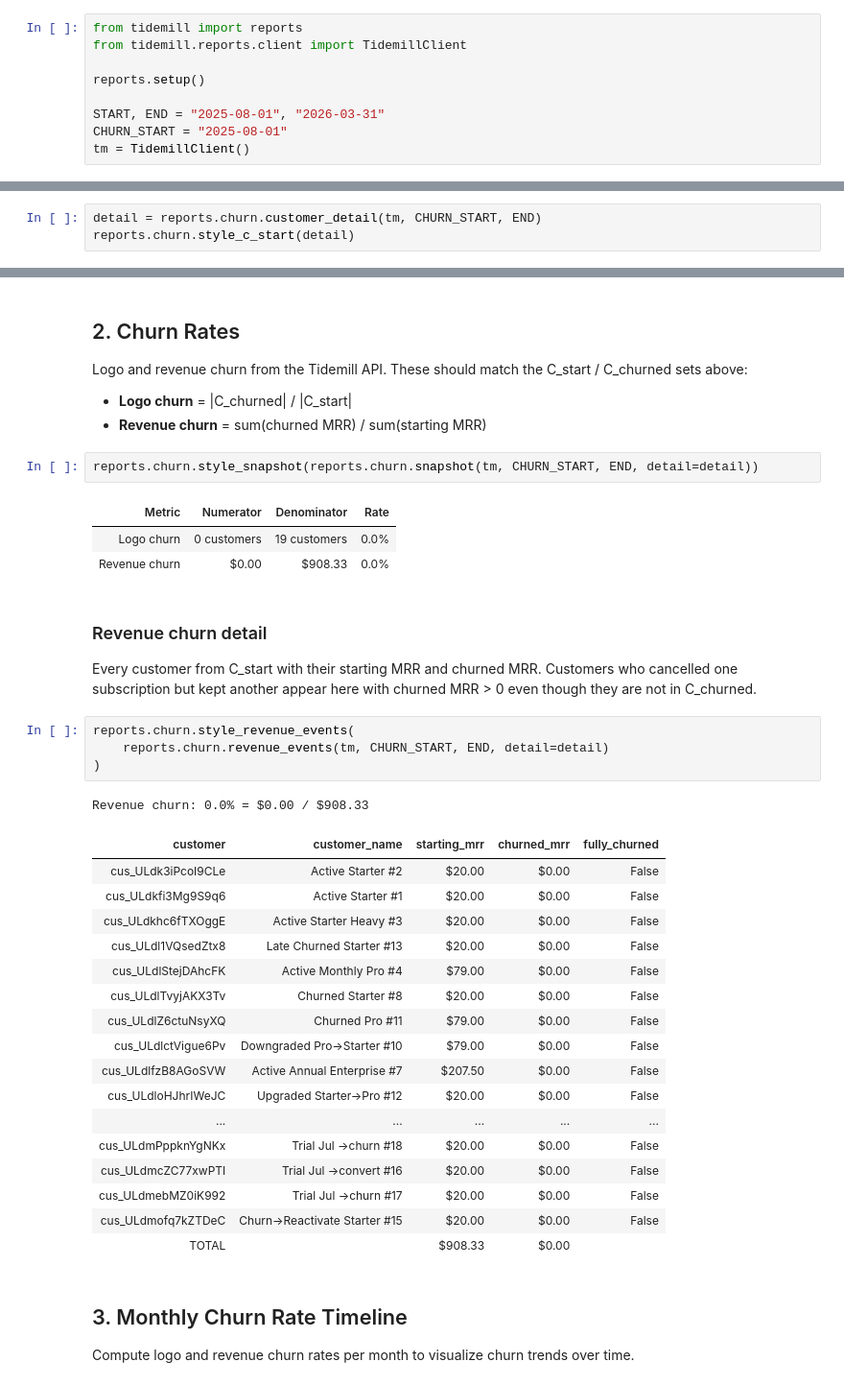
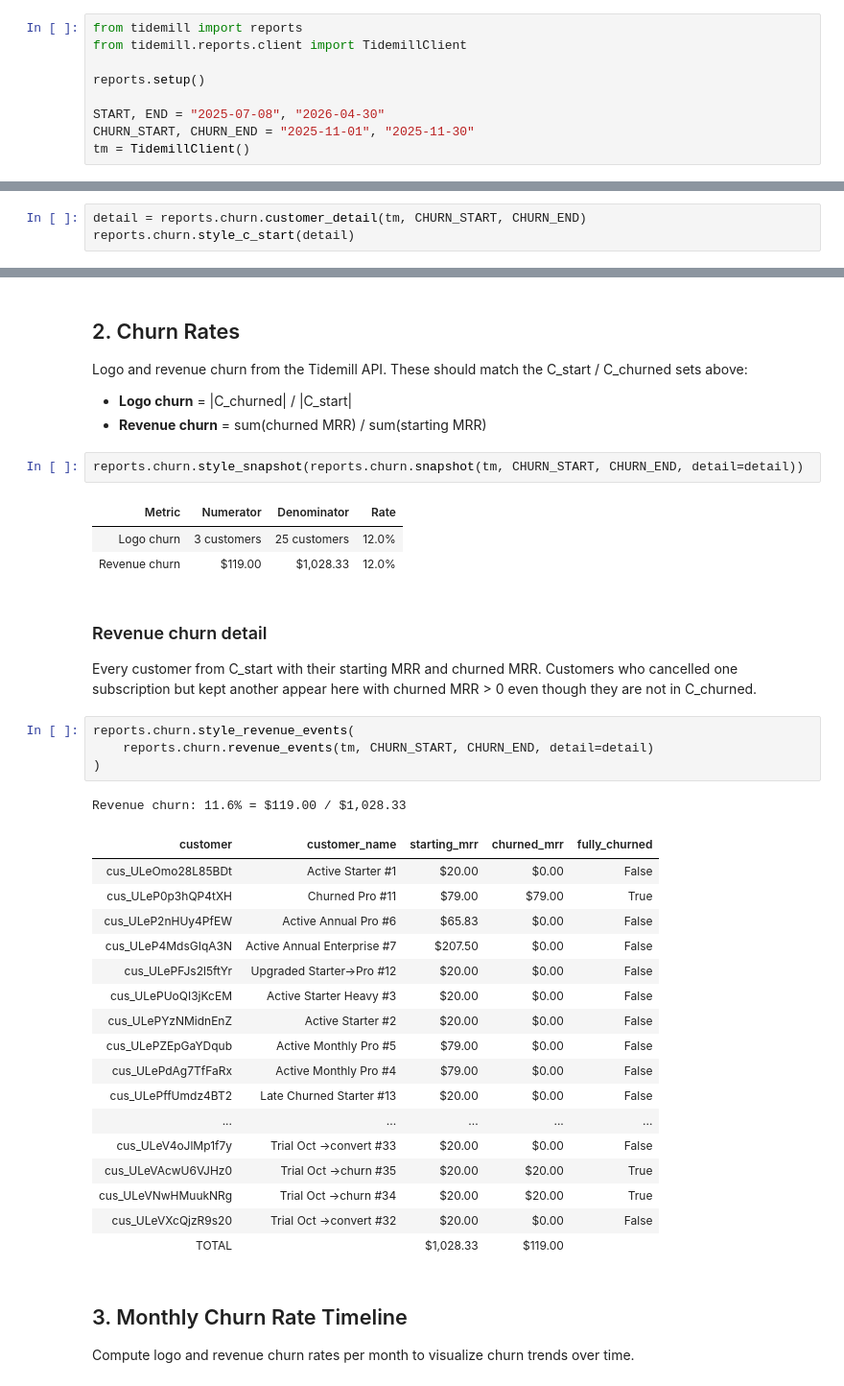
Before and after one commit to ondraz/subscriptions, a Jupyter notebook: docs/notebooks/02_churn.ipynb, the cells around one changed output, grey strips where cells are left out. Shown at 96% size. Saved outputs shown, nothing was run; the diff lists cells and outputs as text.

Commit message:
MRR and Churn finalized

```diff
--- a/docs/notebooks/02_churn.ipynb
+++ b/docs/notebooks/02_churn.ipynb
@@ -30,8 +30,8 @@ from tidemill.reports.client import TidemillClient
 
 reports.setup()
 
-START, END = "2025-08-01", "2026-03-31"
-CHURN_START = "2025-08-01"
+START, END = "2025-07-08", "2026-04-30"
+CHURN_START, CHURN_END = "2025-11-01", "2025-11-30"
 tm = TidemillClient()
 # %% [markdown]
 ## 1. Customer churn sets
@@ -39,6 +39,6 @@ tm = TidemillClient()
 **C_start** — customers active at period start (positive MRR).
 **C_churned** — subset of C_start who fully churned during the window.
 # %%
-detail = reports.churn.customer_detail(tm, CHURN_START, END)
+detail = reports.churn.customer_detail(tm, CHURN_START, CHURN_END)
 reports.churn.style_c_start(detail)
 # %% [output]
@@ -75,11 +78,11 @@ C_start / C_churned sets above:
 - **Logo churn** = |C_churned| / |C_start|
 - **Revenue churn** = sum(churned MRR) / sum(starting MRR)
 # %%
-reports.churn.style_snapshot(reports.churn.snapshot(tm, CHURN_START, END, detail=detail))
+reports.churn.style_snapshot(reports.churn.snapshot(tm, CHURN_START, CHURN_END, detail=detail))
 # %% [output]
 | Metric | Numerator | Denominator | Rate |
-| Logo churn | 0 customers | 19 customers | 0.0% |
-| Revenue churn | $0.00 | $908.33 | 0.0% |
+| Logo churn | 3 customers | 25 customers | 12.0% |
+| Revenue churn | $119.00 | $1,028.33 | 12.0% |
 # %% [markdown]
 ### Revenue churn detail
 
@@ -88,27 +91,27 @@ Customers who cancelled one subscription but kept another appear here
 with churned MRR > 0 even though they are not in C_churned.
 # %%
 reports.churn.style_revenue_events(
-    reports.churn.revenue_events(tm, CHURN_START, END, detail=detail)
+    reports.churn.revenue_events(tm, CHURN_START, CHURN_END, detail=detail)
 )
 # %% [output]
-Revenue churn: 0.0% = $0.00 / $908.33
+Revenue churn: 11.6% = $119.00 / $1,028.33
 | customer | customer_name | starting_mrr | churned_mrr | fully_churned |
-| cus_ULdk3iPcoI9CLe | Active Starter #2 | $20.00 | $0.00 | False |
-| cus_ULdkfi3Mg9S9q6 | Active Starter #1 | $20.00 | $0.00 | False |
-| cus_ULdkhc6fTXOggE | Active Starter Heavy #3 | $20.00 | $0.00 | False |
-| cus_ULdl1VQsedZtx8 | Late Churned Starter #13 | $20.00 | $0.00 | False |
-| cus_ULdlStejDAhcFK | Active Monthly Pro #4 | $79.00 | $0.00 | False |
-| cus_ULdlTvyjAKX3Tv | Churned Starter #8 | $20.00 | $0.00 | False |
-| cus_ULdlZ6ctuNsyXQ | Churned Pro #11 | $79.00 | $0.00 | False |
-| cus_ULdlctVigue6Pv | Downgraded Pro→Starter #10 | $79.00 | $0.00 | False |
-| cus_ULdlfzB8AGoSVW | Active Annual Enterprise #7 | $207.50 | $0.00 | False |
-| cus_ULdloHJhrIWeJC | Upgraded Starter→Pro #12 | $20.00 | $0.00 | False |
+| cus_ULeOmo28L85BDt | Active Starter #1 | $20.00 | $0.00 | False |
+| cus_ULeP0p3hQP4tXH | Churned Pro #11 | $79.00 | $79.00 | True |
+| cus_ULeP2nHUy4PfEW | Active Annual Pro #6 | $65.83 | $0.00 | False |
+| cus_ULeP4MdsGIqA3N | Active Annual Enterprise #7 | $207.50 | $0.00 | False |
+| cus_ULePFJs2l5ftYr | Upgraded Starter→Pro #12 | $20.00 | $0.00 | False |
+| cus_ULePUoQI3jKcEM | Active Starter Heavy #3 | $20.00 | $0.00 | False |
+| cus_ULePYzNMidnEnZ | Active Starter #2 | $20.00 | $0.00 | False |
+| cus_ULePZEpGaYDqub | Active Monthly Pro #5 | $79.00 | $0.00 | False |
+| cus_ULePdAg7TfFaRx | Active Monthly Pro #4 | $79.00 | $0.00 | False |
+| cus_ULePffUmdz4BT2 | Late Churned Starter #13 | $20.00 | $0.00 | False |
 | ... | ... | ... | ... | ... |
-| cus_ULdmPppknYgNKx | Trial Jul →churn #18 | $20.00 | $0.00 | False |
-| cus_ULdmcZC77xwPTI | Trial Jul →convert #16 | $20.00 | $0.00 | False |
-| cus_ULdmebMZ0iK992 | Trial Jul →churn #17 | $20.00 | $0.00 | False |
-| cus_ULdmofq7kZTDeC | Churn→Reactivate Starter #15 | $20.00 | $0.00 | False |
-| TOTAL |  | $908.33 | $0.00 |  |
+| cus_ULeV4oJlMp1f7y | Trial Oct →convert #33 | $20.00 | $0.00 | False |
+| cus_ULeVAcwU6VJHz0 | Trial Oct →churn #35 | $20.00 | $20.00 | True |
+| cus_ULeVNwHMuukNRg | Trial Oct →churn #34 | $20.00 | $20.00 | True |
+| cus_ULeVXcQjzR9s20 | Trial Oct →convert #32 | $20.00 | $0.00 | False |
+| TOTAL |  | $1,028.33 | $119.00 |  |
 # %% [markdown]
 ## 3. Monthly Churn Rate Timeline
 
```
Also changed, not shown: parts of 3 cells of this notebook, 3 other files.
